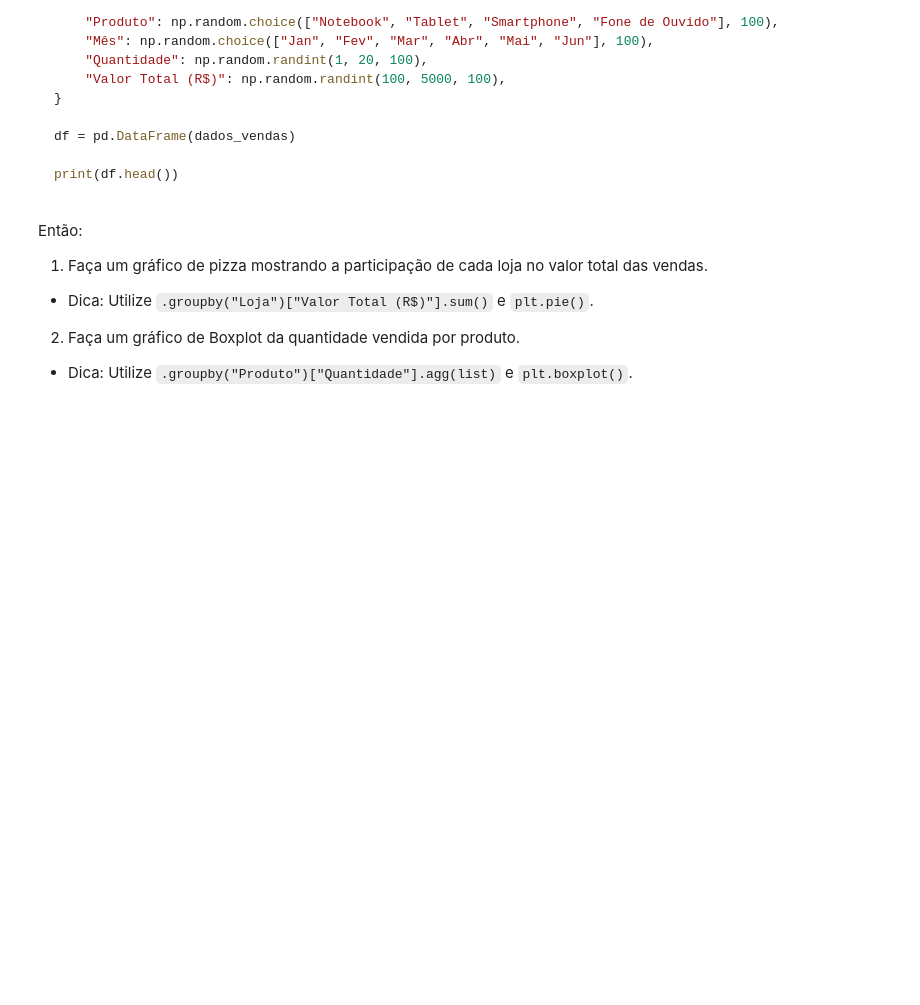
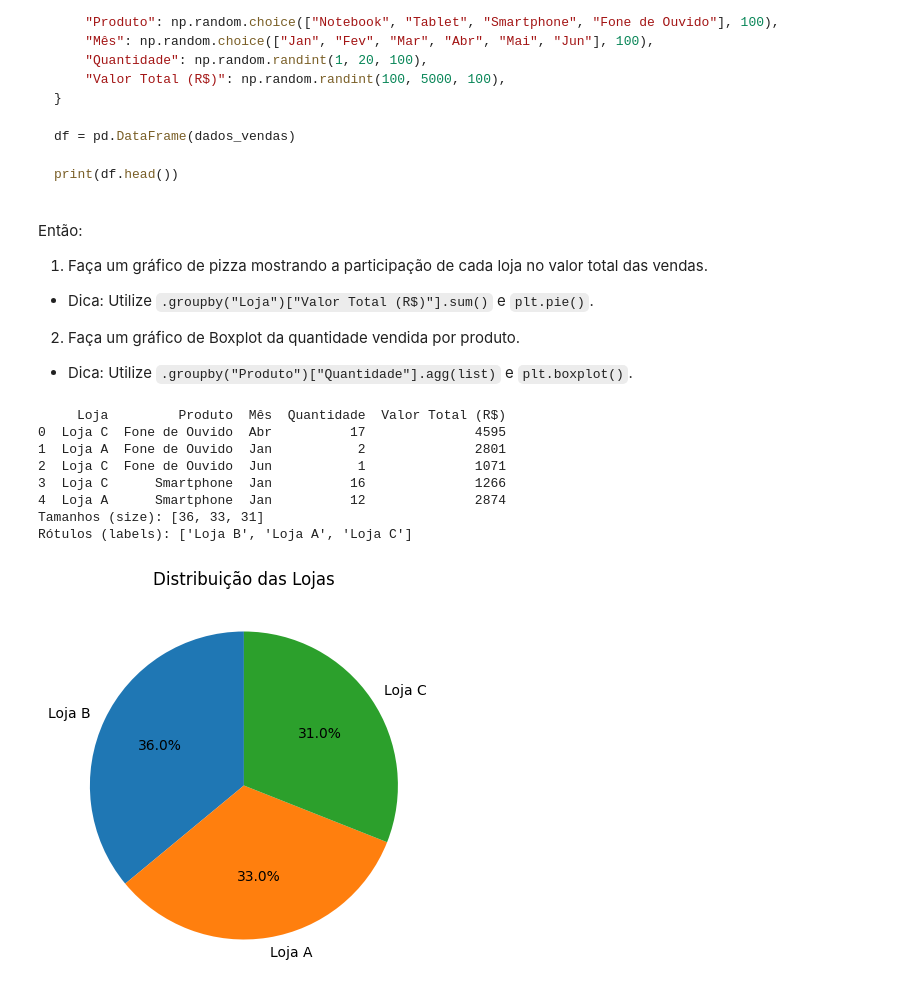
Before and after one commit to py241012463/CEE2, a Jupyter notebook: aulas.ipynb, the cells around one changed output. Cells and saved outputs as stored; diff of their text form; code cells hidden in the pictures; blank space fills up the shorter version.

Commit message:
Exercicio_3_Graficos_Matplotlib

```diff
--- a/aulas.ipynb
+++ b/aulas.ipynb
@@ -4354,3 +4399,52 @@ Então:
 2. Faça um gráfico de Boxplot da quantidade vendida por produto.
 
   * Dica: Utilize `.groupby("Produto")["Quantidade"].agg(list)` e `plt.boxplot()`.
+# %%
+import pandas as pd
+import numpy as np
+import matplotlib.pyplot as plt
+
+np.random.seed(42)
+
+# Criando o DataFrame
+dados_vendas = {
+    "Loja": np.random.choice(["Loja A", "Loja B", "Loja C"], 100),
+    "Produto": np.random.choice(["Notebook", "Tablet", "Smartphone", "Fone de Ouvido"], 100),
+    "Mês": np.random.choice(["Jan", "Fev", "Mar", "Abr", "Mai", "Jun"], 100),
+    "Quantidade": np.random.randint(1, 20, 100),
+    "Valor Total (R$)": np.random.randint(100, 5000, 100),
+}
+
+df = pd.DataFrame(dados_vendas)
+
+print(df.head())
+
+# Gráfico de pizza para as menções
+
+contagens = df["Loja"].value_counts()  # Contagem dos valores únicos em 'Loja'
+size = list(contagens.values)  # Tamanhos das fatias
+labels = list(contagens.index)  # Rótulos das fatias
+
+# Exibindo informações de controle
+print("Tamanhos (size):", size)
+print("Rótulos (labels):", labels)
+print("\n")
+
+# construcao do gráfico
+plt.figure(figsize=(5, 5))
+plt.pie( size, labels=labels,
+        autopct='%1.1f%%', # Mostra as porcentagens
+         startangle=90     # Ajusta o ângulo inicial
+         )
+plt.title("Distribuição das Lojas", fontsize=12)
+plt.show()
+# %% [output]
+     Loja         Produto  Mês  Quantidade  Valor Total (R$)
+0  Loja C  Fone de Ouvido  Abr          17              4595
+1  Loja A  Fone de Ouvido  Jan           2              2801
+2  Loja C  Fone de Ouvido  Jun           1              1071
+3  Loja C      Smartphone  Jan          16              1266
+4  Loja A      Smartphone  Jan          12              2874
+Tamanhos (size): [36, 33, 31]
+Rótulos (labels): ['Loja B', 'Loja A', 'Loja C']
+[figure, added]
```
Also changed, not shown: parts of 10 cells of this notebook.
